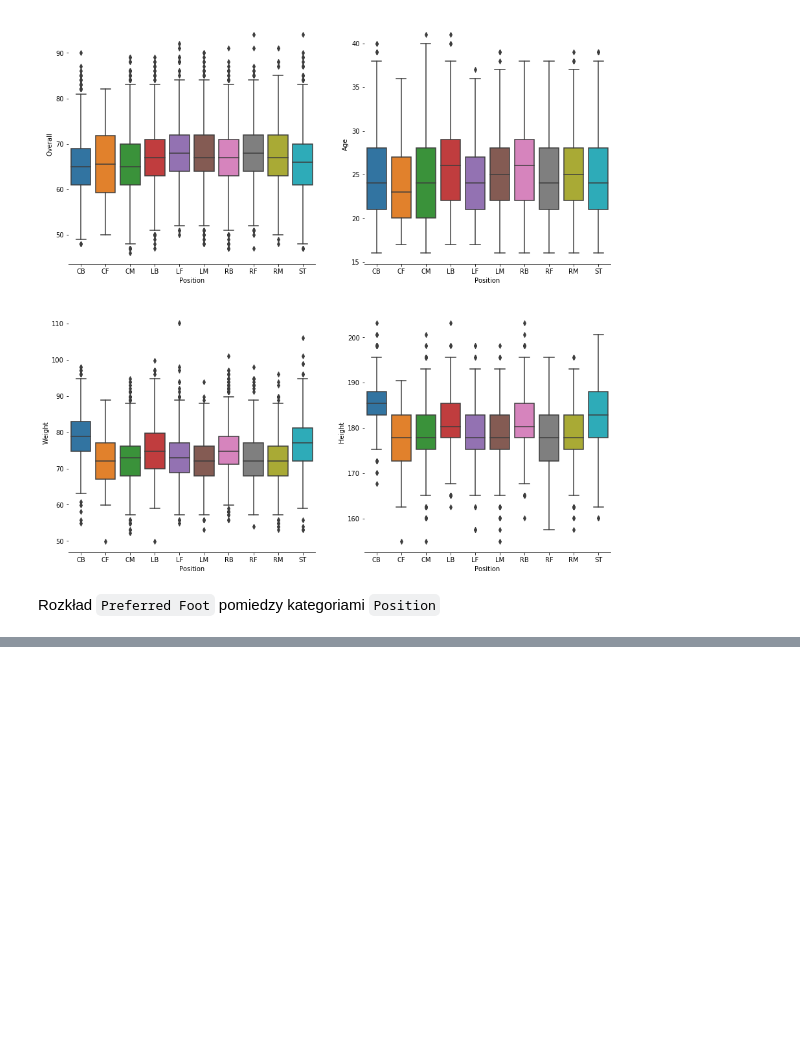
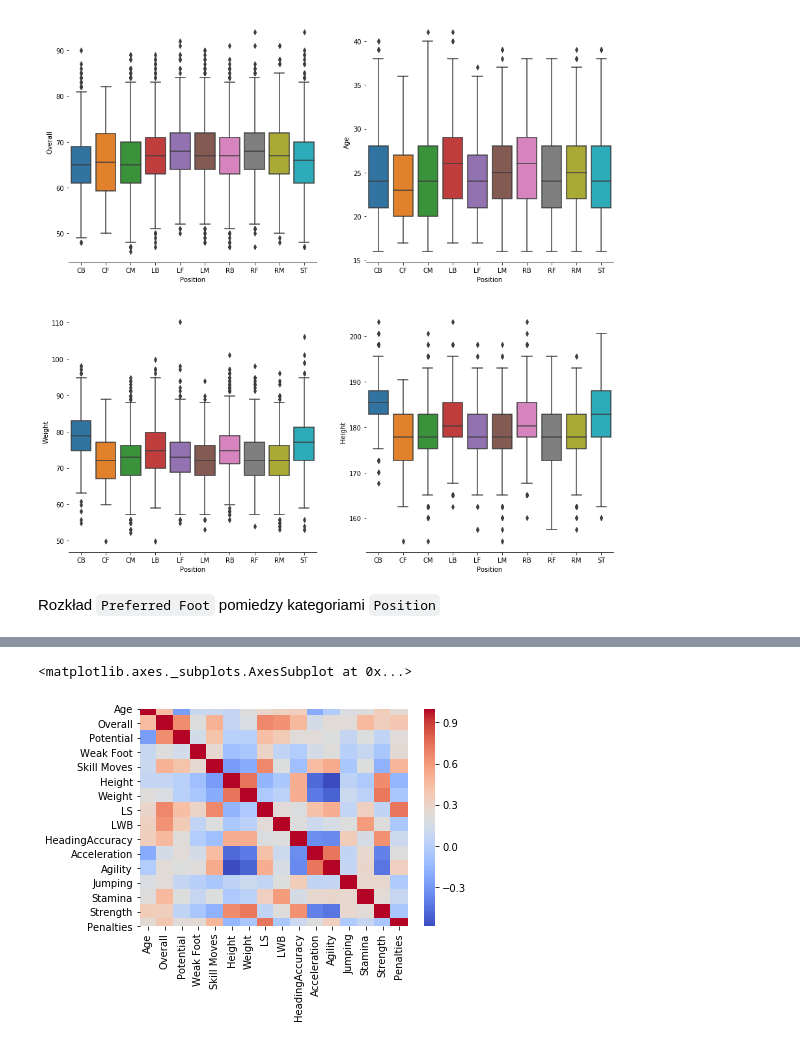
Before and after one commit to mikitachab/football-manager-ml-support, a Jupyter notebook: EDA.ipynb, the cells around one changed output, grey strips where cells are left out. Saved outputs shown, nothing was run; the diff lists cells and outputs as text; code cells hidden in the pictures; blank space fills up the shorter version.

```diff
--- a/EDA.ipynb
+++ b/EDA.ipynb
@@ -37,0 +53,9 @@ sns.countplot(x='Preferred Foot', data=fifa_data, hue='Position')
+# %%
+CORRELATION_THRESHLOD = 0.75
+
+correlated_features = set()
+for i in range(len(corr.columns)):
+    for j in range(i):
+        if abs(corr.iloc[i, j]) > CORRELATION_THRESHLOD:
+            colname = corr.columns[i]
+            correlated_features.add(colname)
@@ -37,0 +86,7 @@ sns.countplot(x='Preferred Foot', data=fifa_data, hue='Position')
+# %%
+new_fifa_data = fifa_data.drop(columns=correlated_features, axis=1)
+# %%
+sns.heatmap(new_fifa_data.corr(), cmap='coolwarm')
+# %% [output]
+<matplotlib.axes._subplots.AxesSubplot at 0x...>
+[figure, added]
```
Also changed, not shown: parts of 6 cells of this notebook, 5 other files.
